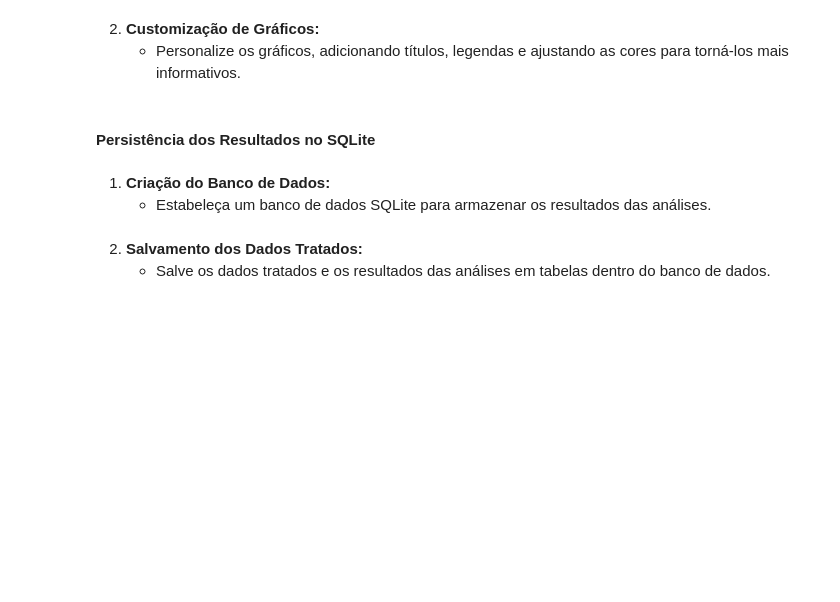
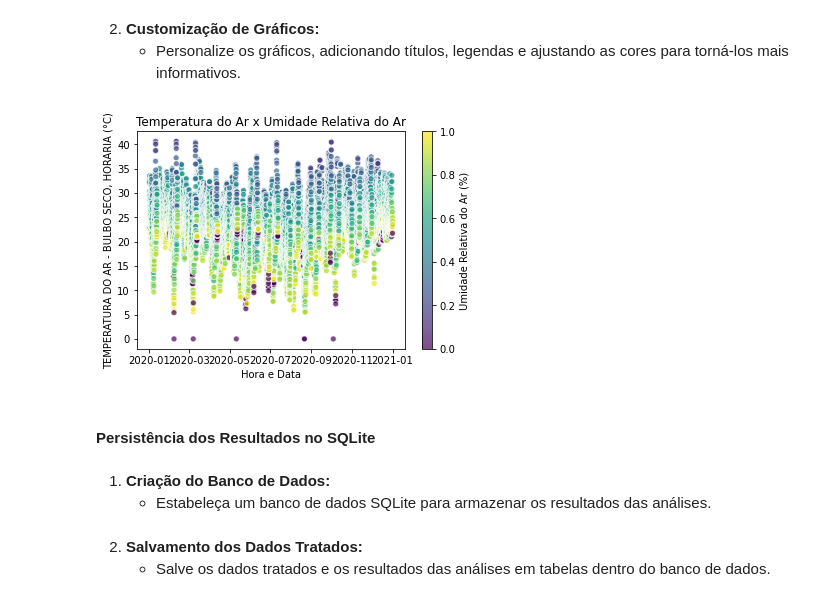
Before and after one commit to reprograma/on35-python-s13-projeto-guiado-II, a Jupyter notebook: exercicios/projeto-guiado/projeto-jamile.ipynb, the cells around one changed output. Drawn from its saved outputs; the diff is of its cells as text; code cells hidden in the pictures; blank space fills up the shorter version.

```diff
--- a/exercicios/projeto-guiado/projeto-jamile.ipynb
+++ b/exercicios/projeto-guiado/projeto-jamile.ipynb
@@ -224,6 +354,20 @@ dtype: object
 # %% [markdown]
 2. **Customização de Gráficos:**
    - Personalize os gráficos, adicionando títulos, legendas e ajustando as cores para torná-los mais informativos.
+# %%
+plt.scatter(df['Data e Hora'] ,df['TEMPERATURA DO AR - BULBO SECO, HORARIA (°C)'],
+            c=df['UMIDADE RELATIVA DO AR, HORARIA (%)'],
+            cmap='viridis',
+            alpha=0.7,
+            edgecolors='w')
+plt.colorbar(label='Umidade Relativa do Ar (%)')
+
+plt.title('Temperatura do Ar x Umidade Relativa do Ar')
+plt.xlabel('Hora e Data')
+plt.ylabel('TEMPERATURA DO AR - BULBO SECO, HORARIA (°C)')
+plt.show()
+# %% [output]
+[figure, added]
 # %% [markdown]
 #### **Persistência dos Resultados no SQLite**
 # %% [markdown]
```
Also changed, not shown: parts of 21 cells of this notebook, 1 other file.
